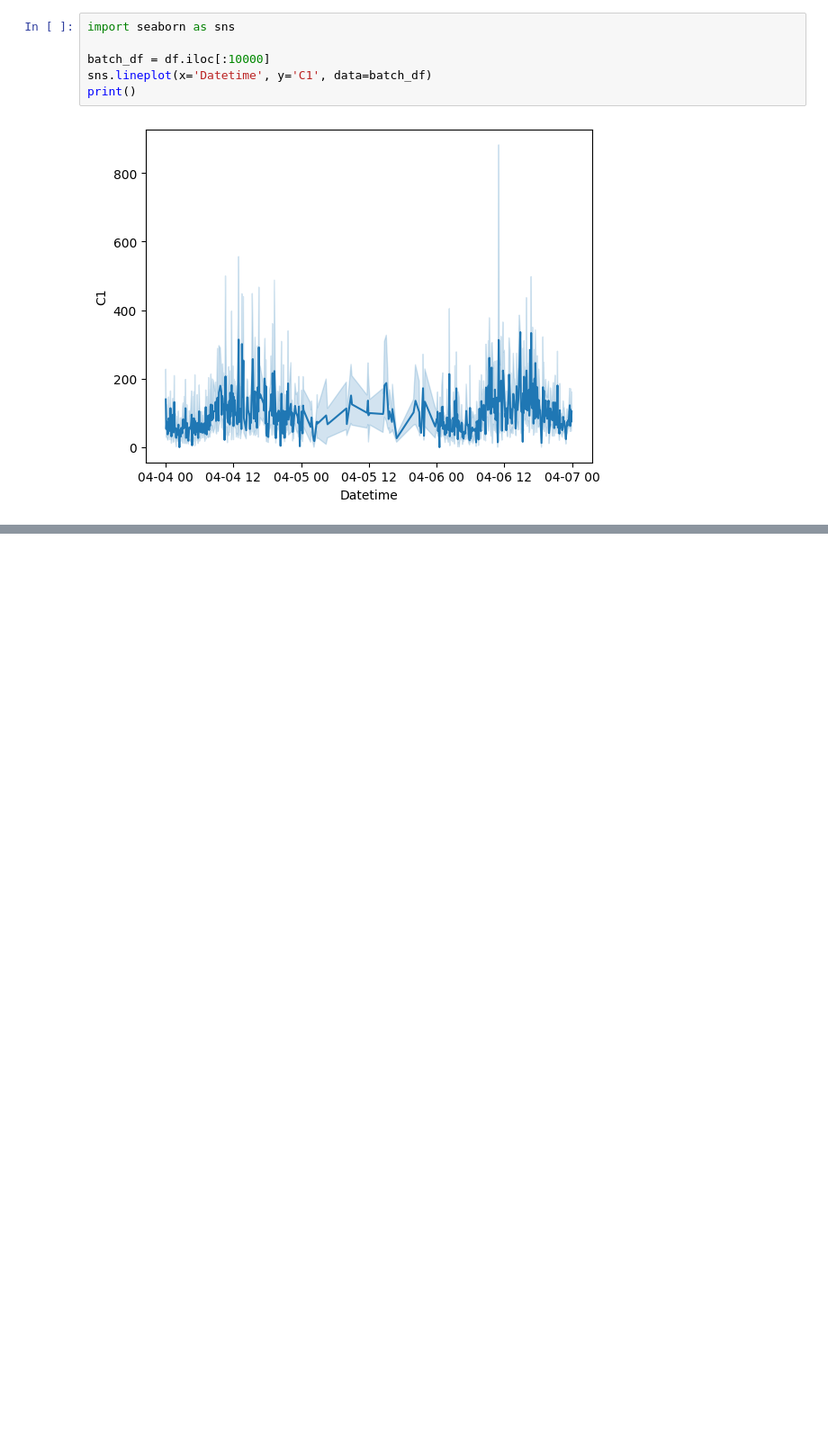
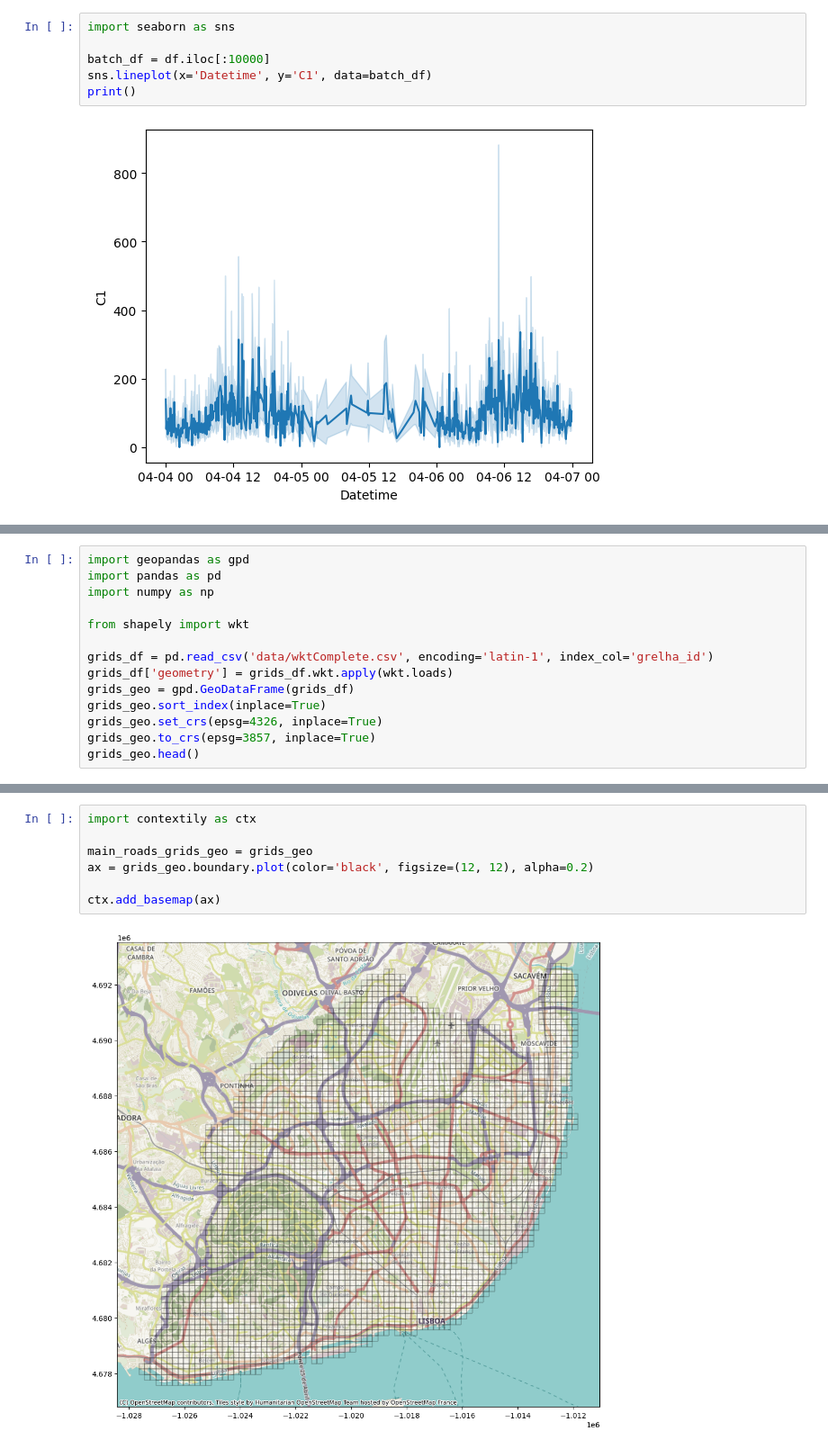
Before and after one commit to RocketFan/traffic-monitoring, a Jupyter notebook: cml_vodafone.ipynb, the cells around one changed output, grey strips where cells are left out. Shown at 90% size. Saved outputs shown, nothing was run; the diff lists cells and outputs as text; blank space fills up the shorter version.

Commit message:
Plot grids on map

```diff
--- a/cml_vodafone.ipynb
+++ b/cml_vodafone.ipynb
@@ -85,0 +107,14 @@ print()
+# %%
+import geopandas as gpd
+import pandas as pd
+import numpy as np
+
+from shapely import wkt
+
+grids_df = pd.read_csv('data/wktComplete.csv', encoding='latin-1', index_col='grelha_id')
+grids_df['geometry'] = grids_df.wkt.apply(wkt.loads)
+grids_geo = gpd.GeoDataFrame(grids_df)
+grids_geo.sort_index(inplace=True)
+grids_geo.set_crs(epsg=4326, inplace=True)
+grids_geo.to_crs(epsg=3857, inplace=True)
+grids_geo.head()
@@ -85,0 +129,9 @@ print()
+# %%
+import contextily as ctx
+
+main_roads_grids_geo = grids_geo
+ax = grids_geo.boundary.plot(color='black', figsize=(12, 12), alpha=0.2)
+
+ctx.add_basemap(ax)
+# %% [output]
+[figure, added]
```
Also changed, not shown: parts of 2 cells of this notebook, 1 other file.
